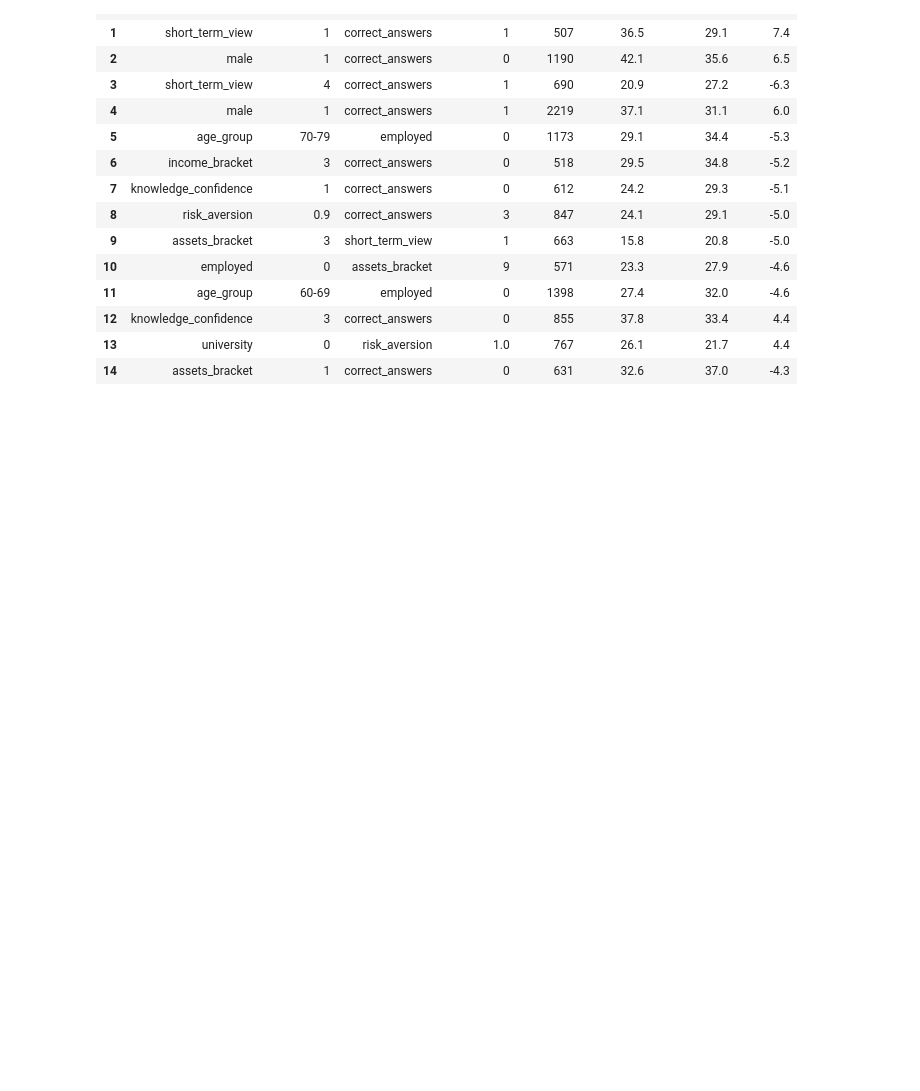
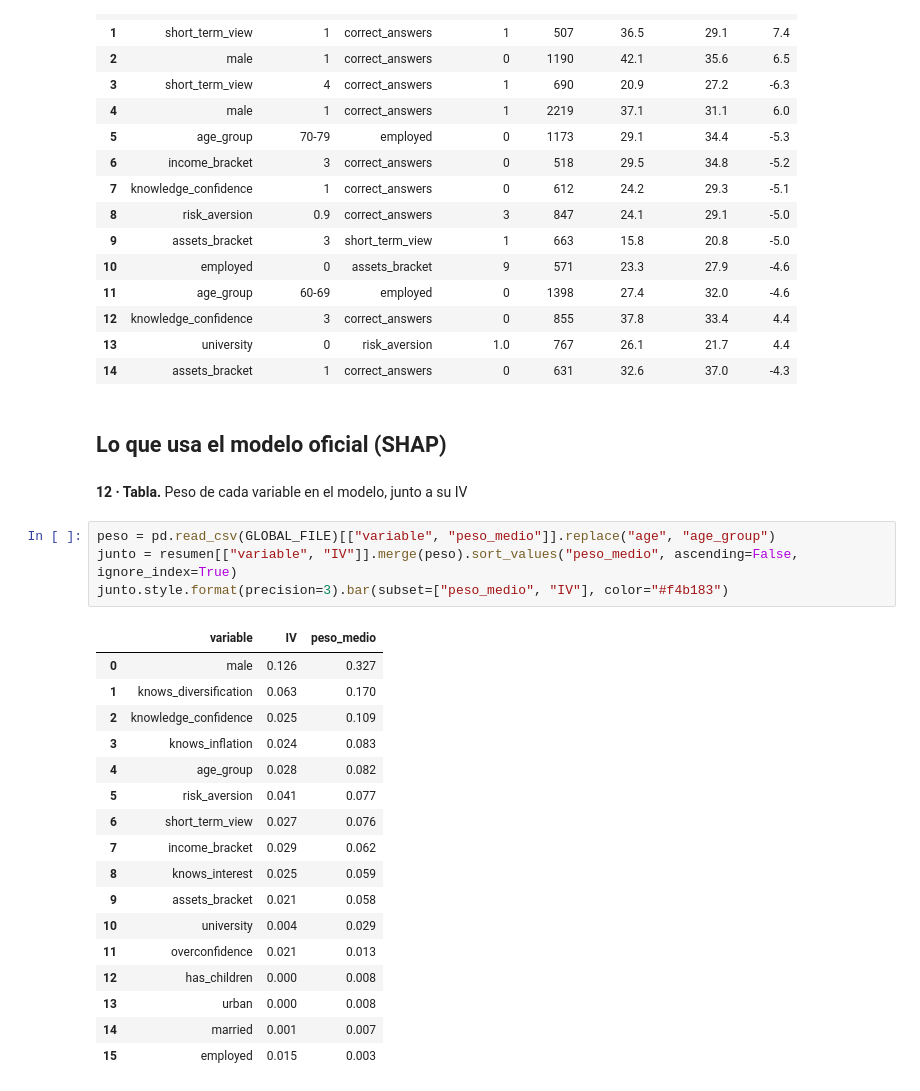
Before and after one commit to EspecializacionIA1/bolsalab, a Jupyter notebook: notebooks/Exploración de variables.ipynb, the cells around one changed output. Drawn from its saved outputs; the diff is of its cells as text; blank space fills up the shorter version.

Commit message:
Add SHAP interaction table to variable exploration

```diff
--- a/notebooks/Exploración de variables.ipynb
+++ b/notebooks/Exploración de variables.ipynb
@@ -202,3 +202,29 @@ surprising_cells(people, candidatas).head(15).round(1)
 | 12 | knowledge_confidence | 3 | correct_answers | 0 | 855 | 37.8 | 33.4 | 4.4 |
 | 13 | university | 0 | risk_aversion | 1.0 | 767 | 26.1 | 21.7 | 4.4 |
 | 14 | assets_bracket | 1 | correct_answers | 0 | 631 | 32.6 | 37.0 | -4.3 |
+# %% [markdown]
+## Lo que usa el modelo oficial (SHAP)
+# %% [markdown]
+**12 · Tabla.** Peso de cada variable en el modelo, junto a su IV
+# %%
+peso = pd.read_csv(GLOBAL_FILE)[["variable", "peso_medio"]].replace("age", "age_group")
+junto = resumen[["variable", "IV"]].merge(peso).sort_values("peso_medio", ascending=False, ignore_index=True)
+junto.style.format(precision=3).bar(subset=["peso_medio", "IV"], color="#f4b183")
+# %% [output]
+|  | variable | IV | peso_medio |
+| 0 | male | 0.126 | 0.327 |
+| 1 | knows_diversification | 0.063 | 0.170 |
+| 2 | knowledge_confidence | 0.025 | 0.109 |
+| 3 | knows_inflation | 0.024 | 0.083 |
+| 4 | age_group | 0.028 | 0.082 |
+| 5 | risk_aversion | 0.041 | 0.077 |
+| 6 | short_term_view | 0.027 | 0.076 |
+| 7 | income_bracket | 0.029 | 0.062 |
+| 8 | knows_interest | 0.025 | 0.059 |
+| 9 | assets_bracket | 0.021 | 0.058 |
+| 10 | university | 0.004 | 0.029 |
+| 11 | overconfidence | 0.021 | 0.013 |
+| 12 | has_children | 0.000 | 0.008 |
+| 13 | urban | 0.000 | 0.008 |
+| 14 | married | 0.001 | 0.007 |
+| 15 | employed | 0.015 | 0.003 |
```
Also changed, not shown: parts of 5 cells of this notebook, 3 other files.
